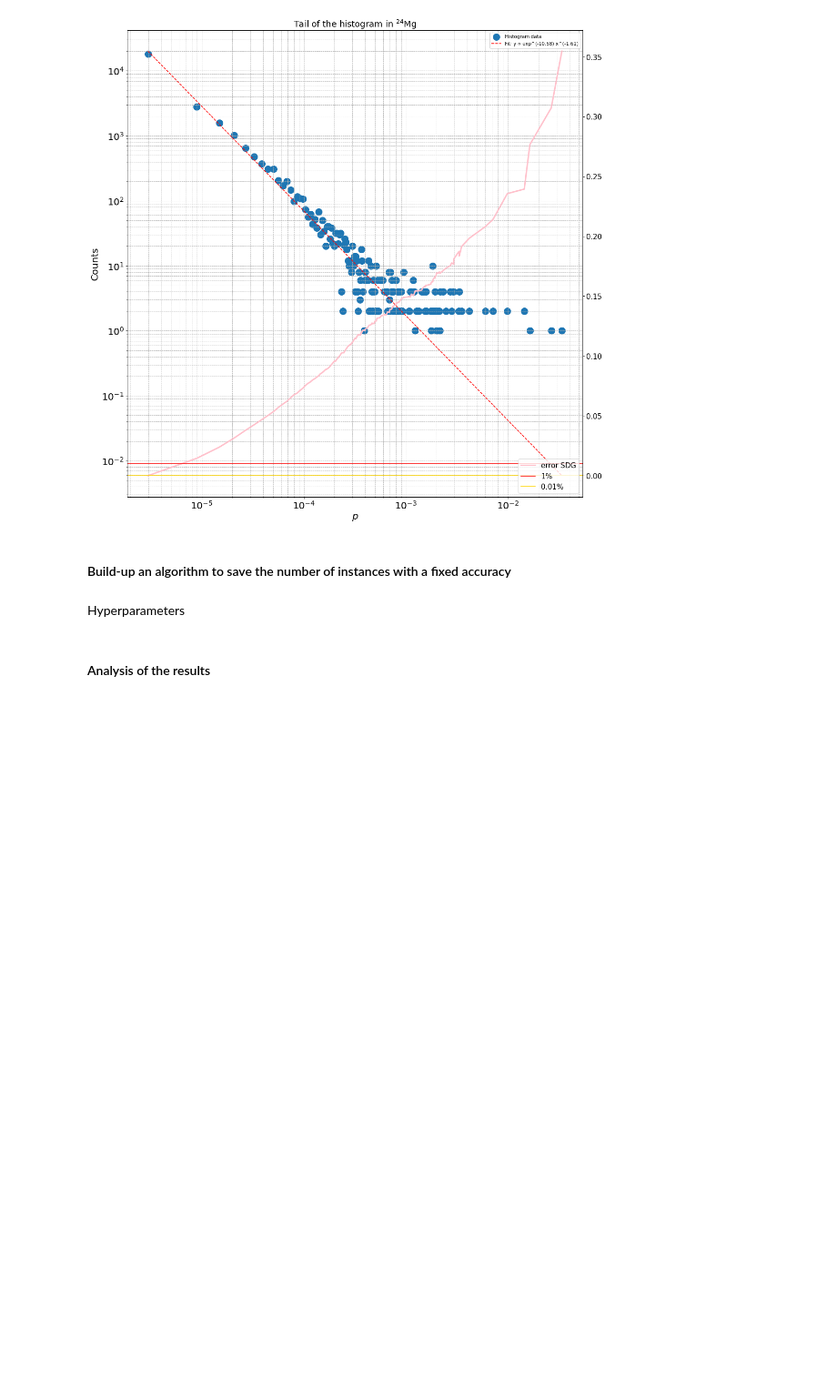
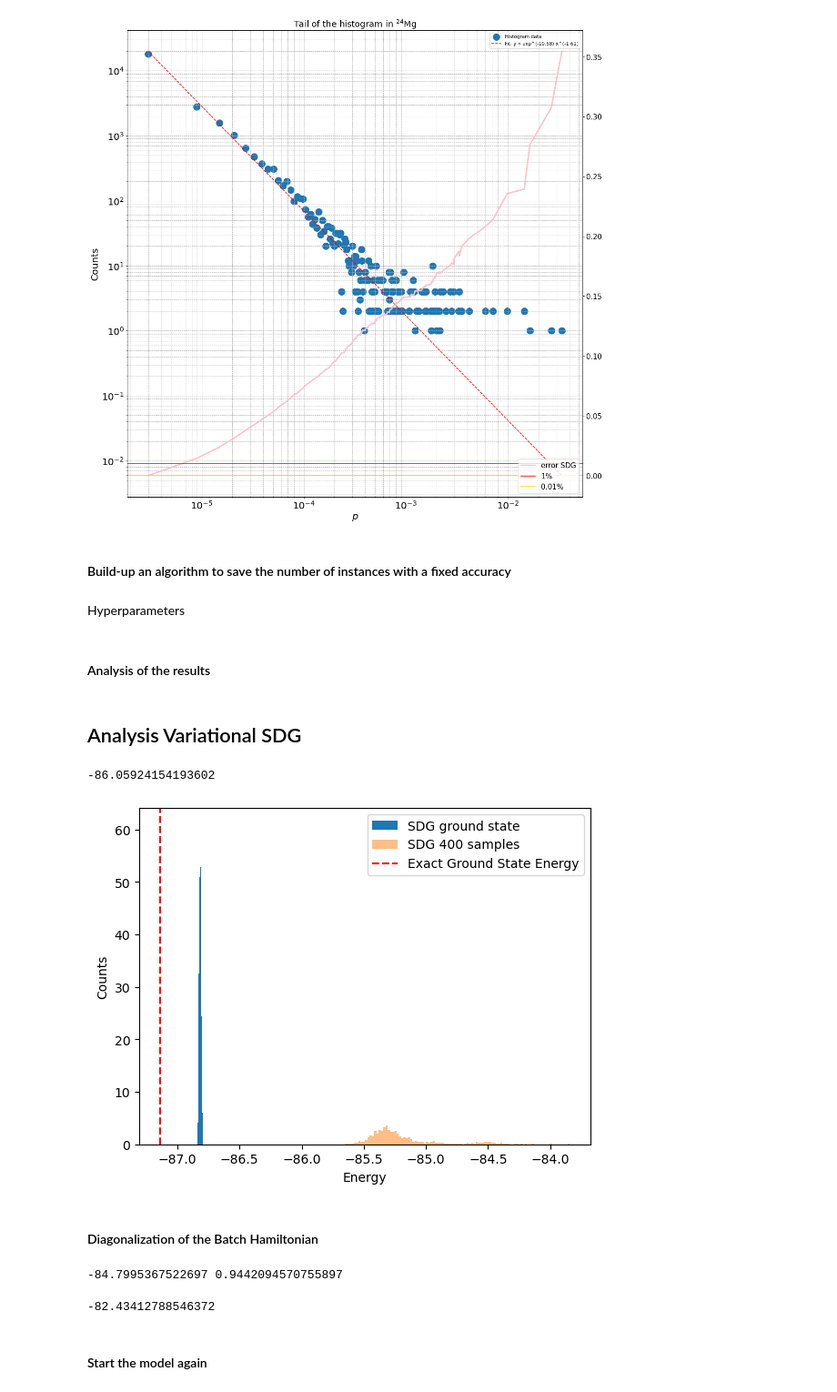
Before and after one commit to emacosta95/QuantumMachineLearningFermions, a Jupyter notebook: SampledBasedDiagonalization.ipynb, the cells around one changed output. Shown: that part at 91% size. Drawn from its saved outputs; the diff is of its cells as text; code cells hidden in the pictures; blank space fills up the shorter version.

```diff
--- a/SampledBasedDiagonalization.ipynb
+++ b/SampledBasedDiagonalization.ipynb
@@ -440,3 +453,5 @@ plt.grid(True, which="both", ls="--", lw=0.5)
 plt.tick_params(labelsize=20)
 plt.tight_layout()
 plt.show()
+# %% [markdown]
+## Analysis Variational SDG
@@ -442,0 +461,40 @@ plt.show()
+# %%
+data=np.load('data/sdg/usdb_8_2_800_samples_10_steps_800_parameters_1000_batches.npz')
+
+weights=data['weights']
+E=data['energy']
+print(E)
+variance=data['variance']
+psi=data['psi']
+history=data['history']
+history_variance=data['history_variance']
+prob=data['prob']
+psis=data['psis']
+# %% [output]
+-86.05924154193602
+# %%
+energies_batch_600=[]
+for i in range(psis.shape[0]):
+    psi_temp=psis[i]
+    e_temp=np.conjugate(psi_temp)@NSMHamiltonian.hamiltonian@psi_temp
+    energies_batch_600.append(e_temp)
+energies_batch_600=np.array(energies_batch_600)
+
+egs_batch=np.array(egs_batch)
+plt.hist(egs_batch,bins=bins,label='SDG ground state',density=True)
+#plt.title(f'Ground State Energy Distribution {title} \n {n_instances} samples, {batch} batches')
+plt.hist(energies_batch_600,bins=bins,alpha=0.5,label='SDG 400 samples',density=True)
+plt.legend(['SBD','SDG 200 samples'])
+
+
+plt.xlabel('Energy')
+plt.ylabel('Counts')
+
+
+plt.axvline(x=egs[0],color='r',linestyle='--',label='Exact Ground State Energy')
+plt.legend()
+plt.show()
+# %% [output]
+[figure, added]
+# %% [markdown]
+#### Diagonalization of the Batch Hamiltonian
@@ -442,0 +507,15 @@ plt.show()
+# %%
+e,psi=np.linalg.eigh(new_effective_hamiltonian)
+
+print(e[0]/sub_batch,np.sum(psis[9]))
+# %% [output]
+-84.7995367522697 0.9442094570755897
+# %%
+psi_average=np.average(psis,axis=0)
+psi_average=psi_average/np.linalg.norm(psi_average)
+
+print(np.conjugate(psi_average)@NSMHamiltonian.hamiltonian@psi_average)
+# %% [output]
+-82.43412788546372
+# %% [markdown]
+#### Start the model again
```
Also changed, not shown: parts of 8 cells of this notebook, 34 other files.
